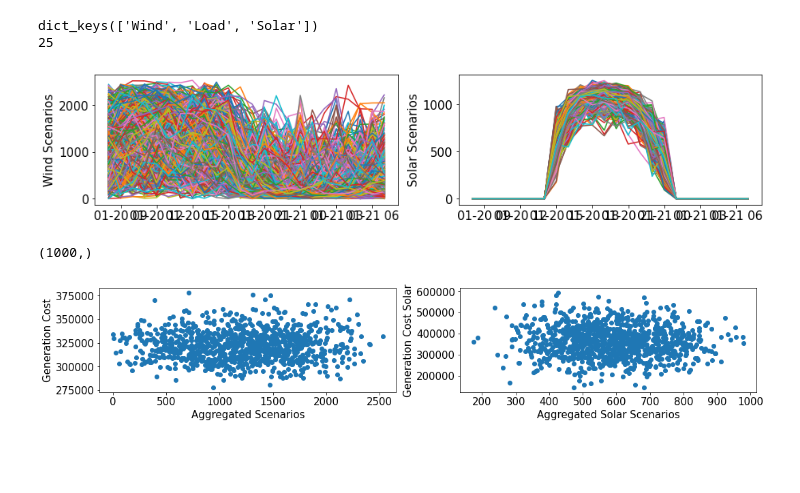
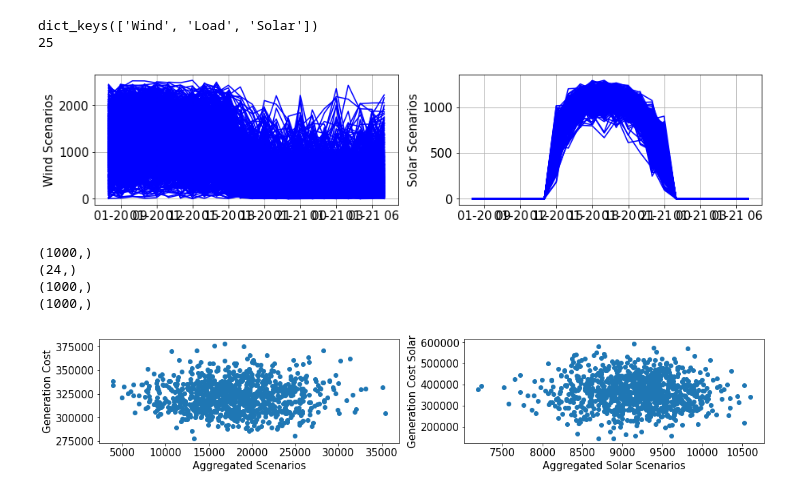
Before and after one commit to MahashwetaPatra/Financial-Modeling-Renewable-Energy, a Jupyter notebook: RTSVaticOutput.ipynb, the cells around one changed output. Saved outputs shown, nothing was run; the diff lists cells and outputs as text; code cells hidden in the pictures; blank space fills up the shorter version.

```diff
--- a/RTSVaticOutput.ipynb
+++ b/RTSVaticOutput.ipynb
@@ -111,7 +111,7 @@ print('Mean of the distribution is', arithmeticMean)
 Var=statistics.pvariance(GenerationCost)
 print('Variance of the distribution is',Var)
 HigherGen=[]
-for i in range(1,1000):
+for i in range(0,1000):
     a=GenerationCost[i]
     if (a>340000.0):
         HigherGen.append(GenerationCost[i])
@@ -146,9 +146,11 @@ WindScenarios=scenarios['Wind']['309_WIND_1']+scenarios['Wind']['303_WIND_1']+sc
 WindScenarios.to_csv('WindScenariosAggregated.csv')
 SolarAsset=['320_PV_1', '314_PV_1', '314_PV_2', '313_PV_1', '314_PV_3', '314_PV_4', '313_PV_2', '310_PV_1', '324_PV_1', '312_PV_1', '310_PV_2', '324_PV_2', '324_PV_3', '113_PV_1', '319_PV_1', '215_PV_1', '102_PV_1', '101_PV_1', '102_PV_2', '104_PV_1', '101_PV_2', '101_PV_3', '101_PV_4', '103_PV_1', '119_PV_1']
 print(len(SolarAsset))
-SolarScenarios=scenarios['Solar'][SolarAsset[1]]
-for i in range(2,25):
-    SolarScenarios=SolarScenarios+scenarios['Solar'][SolarAsset[i]]
+SolarScenarios=scenarios['Solar'][SolarAsset[0]]
+for i in range(1,25):
+    SolarScenariosNew=scenarios['Solar'][SolarAsset[i]]
+    SolarScenarios=SolarScenarios+SolarScenariosNew
+    SolarScenariosNew.to_csv('SolarScenario'+str(i)+'.csv')
 #print(SolarScenarios)
 SolarScenarios.to_csv('SolarScenariosAggregated.csv')
 # %% [output]
@@ -157,43 +159,63 @@ dict_keys(['Wind', 'Load', 'Solar'])
 # %%
 import matplotlib.pyplot as plt
 #plt.figure()
 fig = plt.figure(figsize=(15,3))
 ax = fig.add_subplot(1,2,1)
 ax.set_ylabel("Wind Scenarios",fontsize=15)
-plt.plot(WindScenarios.T)
+plt.plot(WindScenarios.T,'b')
 plt.show
+plt.grid()
 ax.tick_params(labelsize=15)
 
 ax = fig.add_subplot(1,2,2)
 ax.set_ylabel("Solar Scenarios",fontsize=15)
-plt.plot(SolarScenarios.T)
+plt.plot(SolarScenarios.T,'b')
 plt.show
+plt.grid()
 ax.tick_params(labelsize=15)
 
 #plt.ylim([0.8, 1.02])
 #plt.xlabel("Date")
 #plt.ylabel("% of assets whose scenarios cover actuals from below")
 #plt.title("Wind Coverage From Below at Asset Level Across Time (ORFEUS)")
 #plt.tight_layout()
 #plt.savefig("C:\\Users\\Mahashweta Patra\\Documents\\MikeLudkovski\\Output\\Percentiles\\IntraDayNew1\\Figure\\WindCoverageIntraDayNew1.png", dpi=300)
 # %% [output]
-[figure, old version]
+[figure, new version]
 # %%
 import numpy as np
 import matplotlib.pyplot as plt
 #print(SolarScenarios)
 #      ['2020-01-20 08:00:00+00:00'].shape)
 print(GenerationCost.shape)
+
+time=WindScenarios.keys()
+print(time.shape)
+SumWindScenarios=WindScenarios[time[0]]
+for i in range(1,23):
+    W=WindScenarios[time[i]]
+    SumWindScenarios=SumWindScenarios+W
+
+print(SumWindScenarios.shape)
+
+SumSolarScenarios=SolarScenarios[time[0]]
+for i in range(1,23):
+    W=SolarScenarios[time[i]]
+    SumSolarScenarios=SumSolarScenarios+W
+
+print(SumSolarScenarios.shape)
+
+
 fig = plt.figure(figsize=(15,3))
 
 ax = fig.add_subplot(1,2,1)
-plt.scatter(WindScenarios['2020-01-20 15:00:00+00:00'], GenerationCost)
+plt.scatter(SumWindScenarios, GenerationCost)
 plt.xlabel("Aggregated Scenarios",fontsize=15)
 plt.ylabel("Generation Cost",fontsize=15)
 ax.tick_params(labelsize=15)
 
 ax = fig.add_subplot(1,2,2)
-plt.scatter(SolarScenarios['2020-01-20 15:00:00+00:00'], GenerationCostSolar)
+plt.scatter(SumSolarScenarios, GenerationCostSolar)
 #plt.xlim([0.002, 0.003])
 plt.xlabel("Aggregated Solar Scenarios",fontsize=15)
 plt.ylabel("Generation Cost Solar",fontsize=15)
@@ -203,4 +225,7 @@ plt.tight_layout()
 plt.savefig("C:\\Users\\Mahashweta Patra\\Documents\\MikeLudkovski\\ORFEUSRTS\\type-pwrset-jan20-20211229T210546Z-001\\type-pwrset-jan20\\Figures\\ScenarioGenCostScatter.png", dpi=300)
 # %% [output]
 (1000,)
+(24,)
+(1000,)
+(1000,)
-[figure, old version]
+[figure, new version]
```
Also changed, not shown: parts of 4 cells of this notebook.
